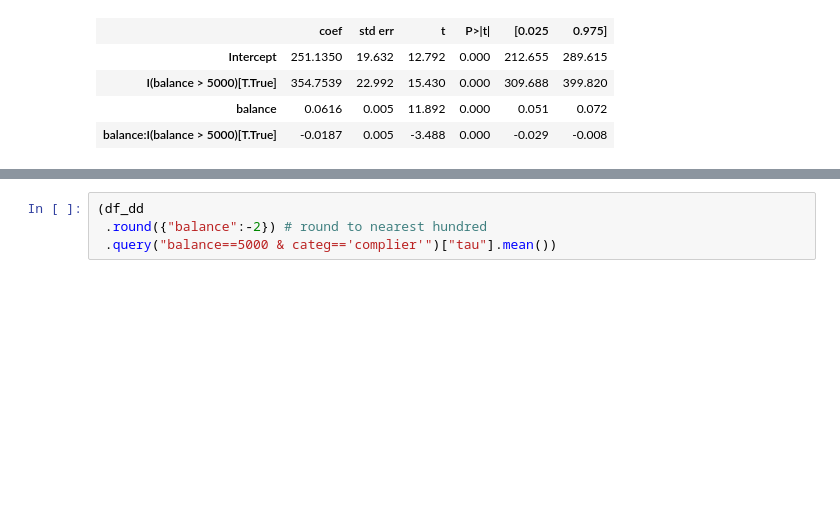
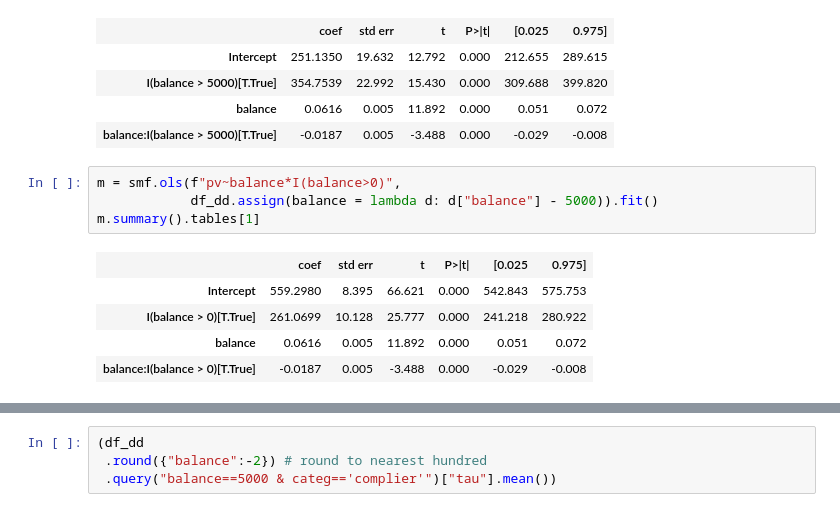
Before and after one commit to matheusfacure/causal-inference-in-python-code, a Jupyter notebook: causal-inference-in-python/11-Non-Compliance-and-Instruments.ipynb, the cells around one changed output, grey strips where cells are left out. Saved outputs shown, nothing was run; the diff lists cells and outputs as text; blank space fills up the shorter version.

```diff
--- a/causal-inference-in-python/11-Non-Compliance-and-Instruments.ipynb
+++ b/causal-inference-in-python/11-Non-Compliance-and-Instruments.ipynb
@@ -311,6 +311,16 @@ m.summary().tables[1]
 | I(balance > 5000)[T.True] | 354.7539 | 22.992 | 15.430 | 0.000 | 309.688 | 399.820 |
 | balance | 0.0616 | 0.005 | 11.892 | 0.000 | 0.051 | 0.072 |
 | balance:I(balance > 5000)[T.True] | -0.0187 | 0.005 | -3.488 | 0.000 | -0.029 | -0.008 |
+# %%
+m = smf.ols(f"pv~balance*I(balance>0)",
+            df_dd.assign(balance = lambda d: d["balance"] - 5000)).fit()
+m.summary().tables[1]
+# %% [output]
+|  | coef | std err | t | P>|t| | [0.025 | 0.975] |
+| Intercept | 559.2980 | 8.395 | 66.621 | 0.000 | 542.843 | 575.753 |
+| I(balance > 0)[T.True] | 261.0699 | 10.128 | 25.777 | 0.000 | 241.218 | 280.922 |
+| balance | 0.0616 | 0.005 | 11.892 | 0.000 | 0.051 | 0.072 |
+| balance:I(balance > 0)[T.True] | -0.0187 | 0.005 | -3.488 | 0.000 | -0.029 | -0.008 |
 # %%
 plt_df = df_dd.round({"balance": -2}).assign(size=1).groupby("balance").agg({"pv":"mean", "size": "sum"}).reset_index()
 
```
Also changed, not shown: parts of 4 cells of this notebook.
